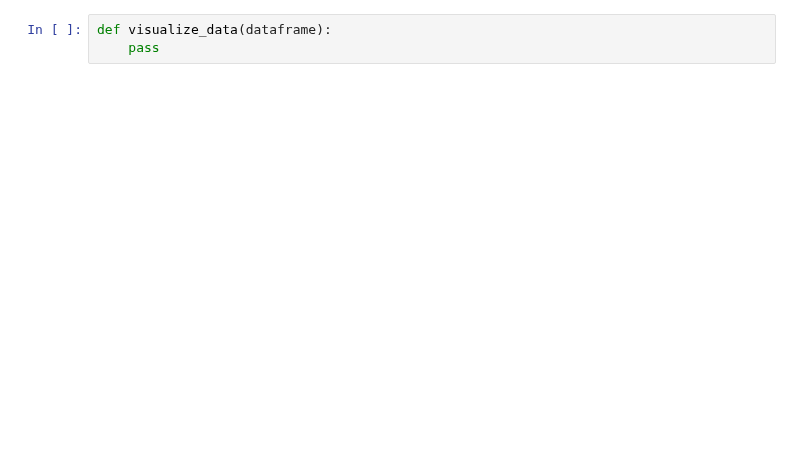
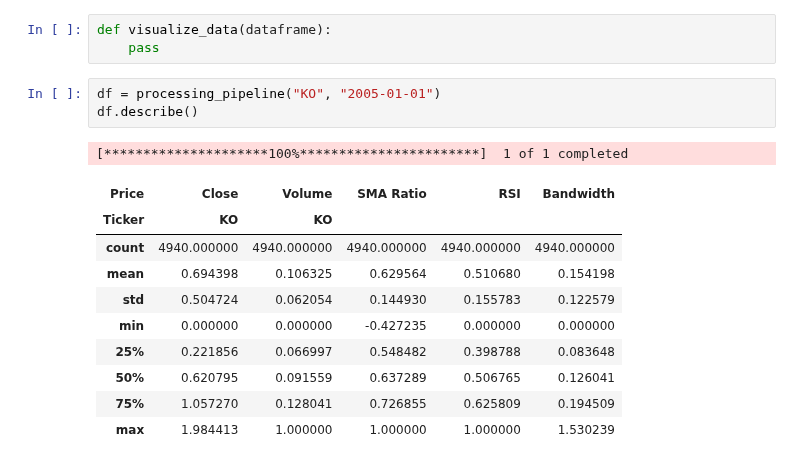
Before and after one commit to joeyallen1/RL_Trading, a Jupyter notebook: Data Processing.ipynb, the cells around one changed output. Drawn from its saved outputs; the diff is of its cells as text; blank space fills up the shorter version.

```diff
--- a/Data Processing.ipynb
+++ b/Data Processing.ipynb
@@ -605,3 +609,18 @@ def processing_pipeline(stock_ticker):
 # %%
 def visualize_data(dataframe):
     pass
+# %%
+df = processing_pipeline("KO", "2005-01-01")
+df.describe()
+# %% [output]
+[*********************100%***********************]  1 of 1 completed
+| Price | Close | Volume | SMA Ratio | RSI | Bandwidth |
+| Ticker | KO | KO |  |  |  |
+| count | 4940.000000 | 4940.000000 | 4940.000000 | 4940.000000 | 4940.000000 |
+| mean | 0.694398 | 0.106325 | 0.629564 | 0.510680 | 0.154198 |
+| std | 0.504724 | 0.062054 | 0.144930 | 0.155783 | 0.122579 |
+| min | 0.000000 | 0.000000 | -0.427235 | 0.000000 | 0.000000 |
+| 25% | 0.221856 | 0.066997 | 0.548482 | 0.398788 | 0.083648 |
+| 50% | 0.620795 | 0.091559 | 0.637289 | 0.506765 | 0.126041 |
+| 75% | 1.057270 | 0.128041 | 0.726855 | 0.625809 | 0.194509 |
+| max | 1.984413 | 1.000000 | 1.000000 | 1.000000 | 1.530239 |
```
Also changed, not shown: parts of 4 cells of this notebook, 1 other file.
